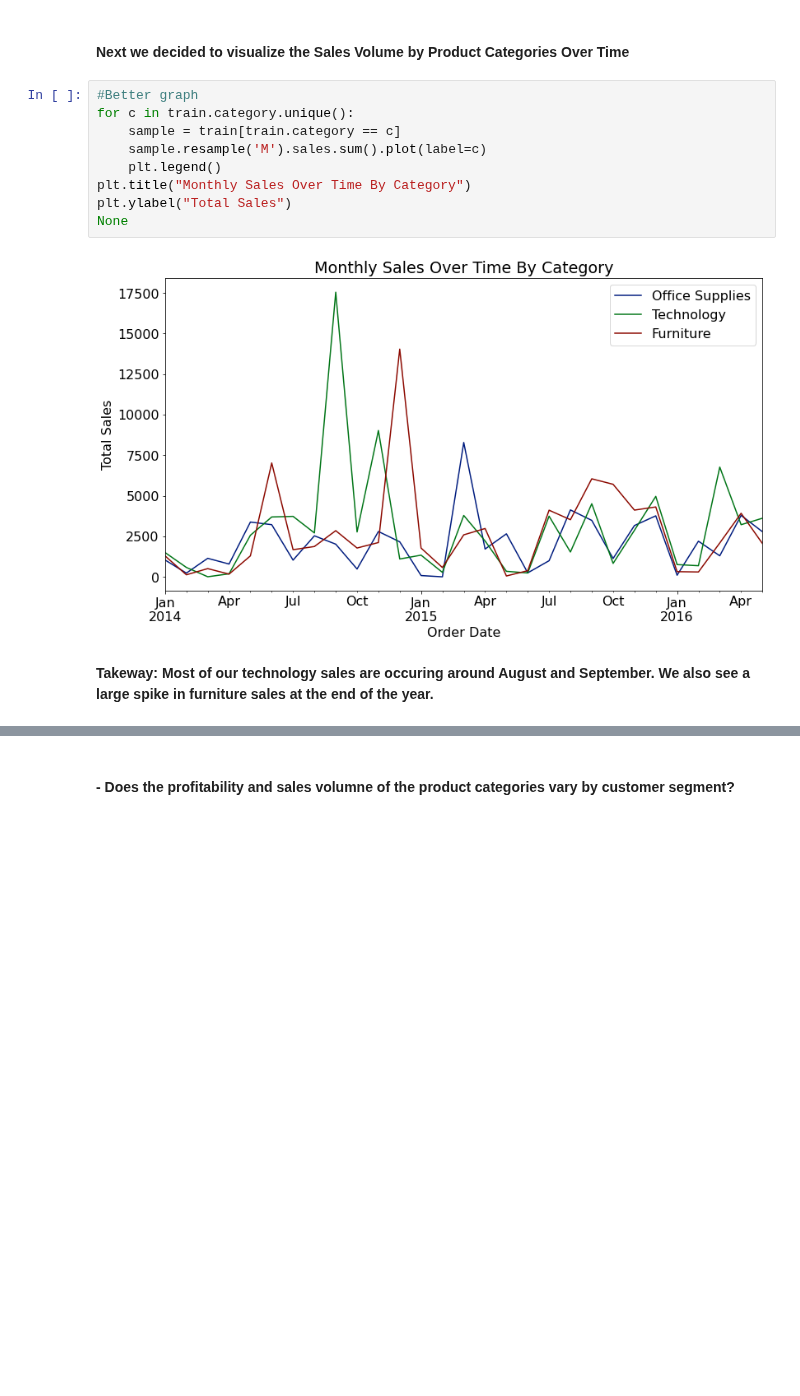
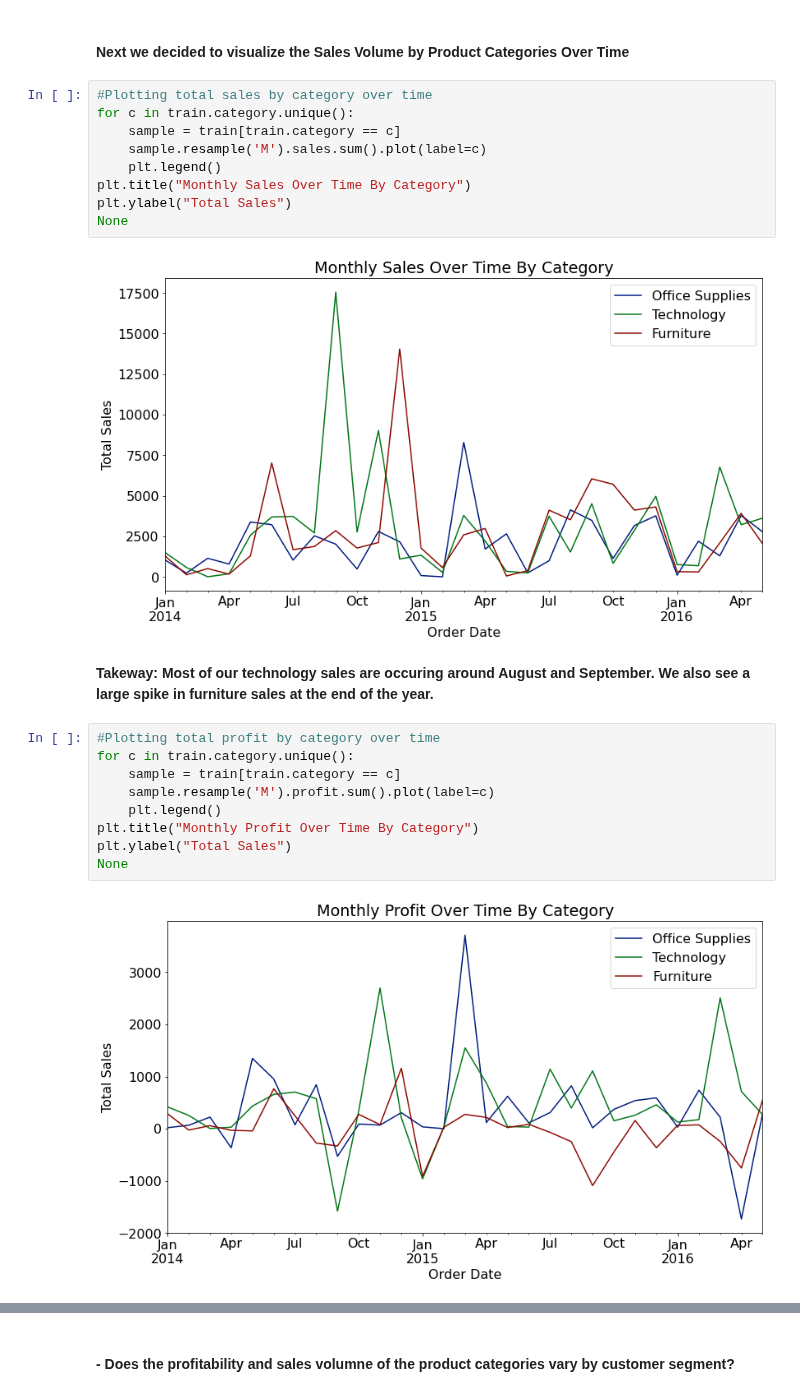
Before and after one commit to Kristofer-Rivera-and-Oliver-Ton/time_series_project, a Jupyter notebook: superstore_final.ipynb, the cells around one changed output, grey strips where cells are left out. Drawn from its saved outputs; the diff is of its cells as text; blank space fills up the shorter version.

```diff
--- a/superstore_final.ipynb
+++ b/superstore_final.ipynb
@@ -131,7 +131,7 @@ None
 # %% [markdown]
 #### Next we decided to visualize the Sales Volume by Product Categories Over Time
 # %%
-#Better graph
+#Plotting total sales by category over time
 for c in train.category.unique():
     sample = train[train.category == c]
     sample.resample('M').sales.sum().plot(label=c)
@@ -143,3 +143,14 @@ None
 [figure]
 # %% [markdown]
 **Takeway: Most of our technology sales are occuring around August and September. We also see a large spike in furniture sales at the end of the year.**
+# %%
+#Plotting total profit by category over time
+for c in train.category.unique():
+    sample = train[train.category == c]
+    sample.resample('M').profit.sum().plot(label=c)
+    plt.legend()
+plt.title("Monthly Profit Over Time By Category")
+plt.ylabel("Total Sales")
+None
+# %% [output]
+[figure, added]
```
Also changed, not shown: parts of 1 cell of this notebook.
